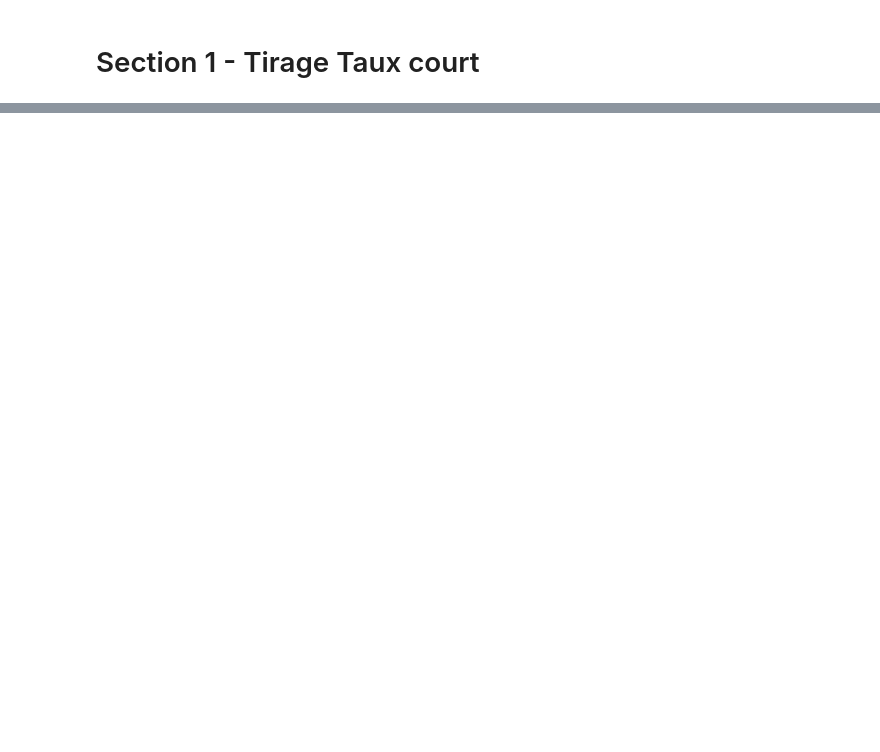
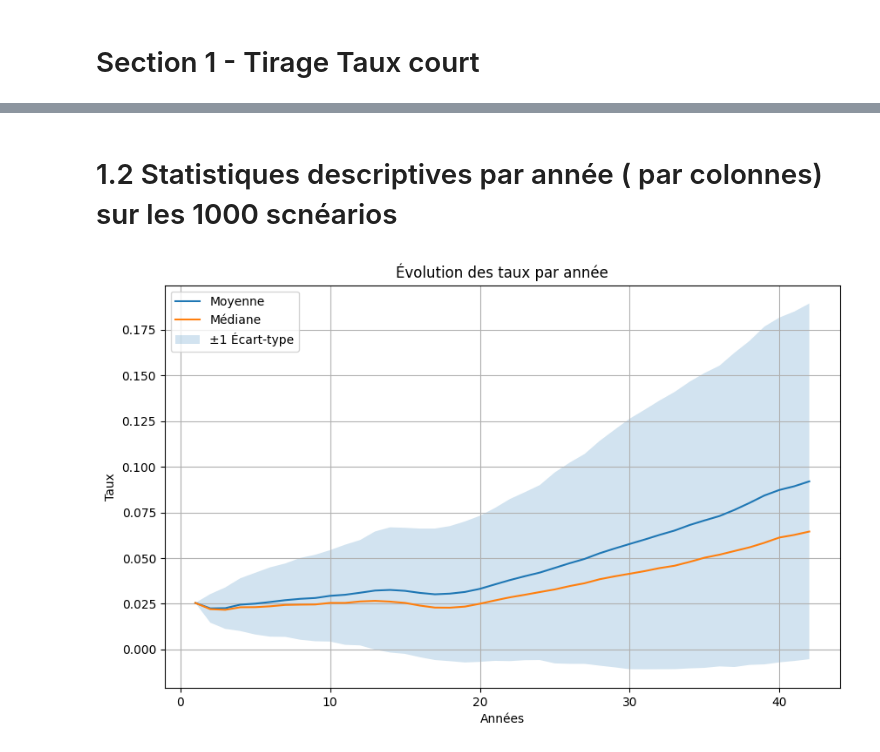
Before and after one commit to Eylz-Liu/Mod-le-vol-locale, a Jupyter notebook: Etude_GSE.ipynb, the cells around one changed output, grey strips where cells are left out. Drawn from its saved outputs; the diff is of its cells as text; code cells hidden in the pictures; blank space fills up the shorter version.

```diff
--- a/Etude_GSE.ipynb
+++ b/Etude_GSE.ipynb
@@ -14,7 +14,7 @@ import pandas as pd
 import numpy as np
 
 # Remplace par le nom exact du fichier uploadé
-filename = "TIRAGES_TXCOURT.xlsx"
+filename = "TIRAGES_TXCOURT_Y.xlsx"
 
 # Lire la 2e feuille (index 1) sans en-tête
 df = pd.read_excel(filename, sheet_name=0, header=None)
@@ -33,5 +33,5 @@ TL_matrix = df.iloc[1:, 1:].astype(float).values
 # Étape 6 : Afficher les résultats
 print("scenario:", scenario)
 print("Maturities (years):", maturities)
-print("TL Matrix shape:", iv_matrix.shape)
-print("TL Matrix (extrait):\n", iv_matrix[:5, :7])  # Affiche un extrait
+print("TL Matrix shape:", TL_matrix.shape)
+print("TL Matrix (extrait):\n", TL_matrix[:5, :7])  # Affiche un extrait
@@ -37,0 +57,28 @@ print("TL Matrix (extrait):\n", iv_matrix[:5, :7])  # Affiche un extrait
+# %% [markdown]
+# 1.2 Statistiques descriptives par année ( par colonnes) sur les 1000 scnéarios
+# %%
+#*******************************************************************
+# 1.2.1 - Moyenne, médiane, écart-type par année
+#*******************************************************************
+mean_by_year = np.mean(TL_matrix, axis=0)
+median_by_year = np.median(TL_matrix, axis=0)
+std_by_year = np.std(TL_matrix, axis=0)
+
+# 1.2.2 Visualisation des tendance
+# for i, year in enumerate(maturities):
+#    print(f"Année {year:.0f} : Moyenne={mean_by_year[i]:.4f}, Médiane={median_by_year[i]:.4f}, Écart-type={std_by_year[i]:.4f}")
+
+import matplotlib.pyplot as plt
+
+plt.figure(figsize=(10, 6))
+plt.plot(maturities, mean_by_year, label='Moyenne')
+plt.plot(maturities, median_by_year, label='Médiane')
+plt.fill_between(maturities, mean_by_year - std_by_year, mean_by_year + std_by_year, alpha=0.2, label='±1 Écart-type')
+plt.title("Évolution des taux par année")
+plt.xlabel("Années")
+plt.ylabel("Taux")
+plt.legend()
+plt.grid(True)
+plt.show()
+# %% [output]
+[figure, added]
```
Also changed, not shown: parts of 5 cells of this notebook.
